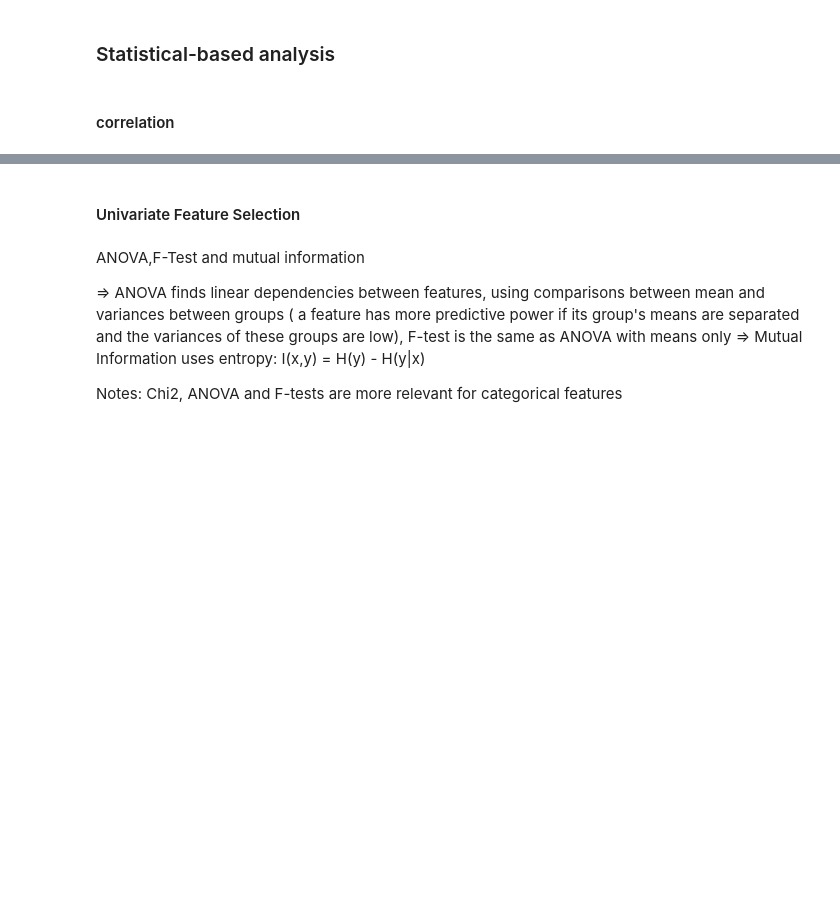
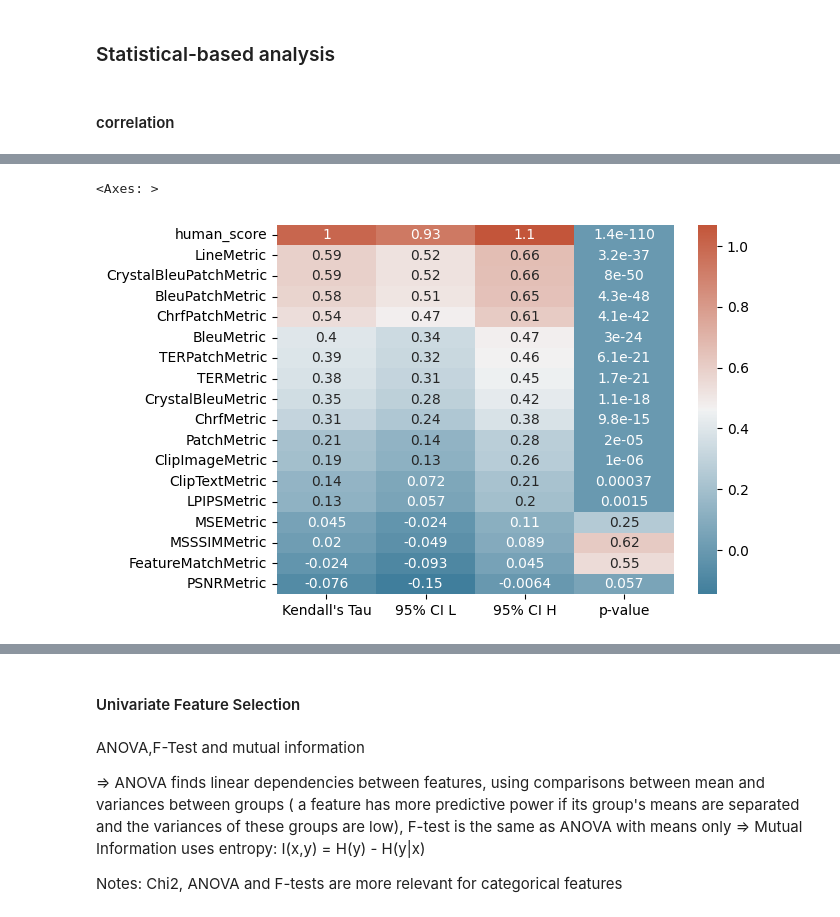
Before and after one commit to VarBench-SE/metricEval, a Jupyter notebook: analysis/metric_analysis.ipynb, the cells around one changed output, grey strips where cells are left out. Saved outputs shown, nothing was run; the diff lists cells and outputs as text; code cells hidden in the pictures; blank space fills up the shorter version.

```diff
--- a/analysis/metric_analysis.ipynb
+++ b/analysis/metric_analysis.ipynb
@@ -52,0 +51,7 @@ sns.heatmap(sorted_corr, annot=True, cmap=cmap)
+# %%
+sorted_corr = metric_utils.kendall_confidence_interval(df.drop(columns=["id","config"])).sort_values(by="Kendall's Tau", ascending=False).drop(columns=["metric"])
+sorted_corr = sorted_corr.apply(pd.to_numeric)
+sns.heatmap(sorted_corr, annot=True, cmap=cmap)
+# %% [output]
+<Axes: >
+[figure, added]
```
Also changed, not shown: parts of 12 cells of this notebook, 4 other files.
